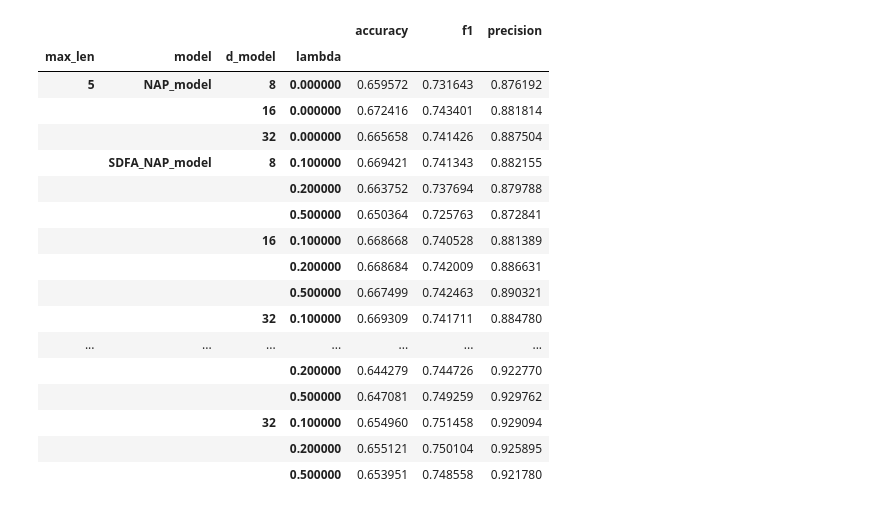
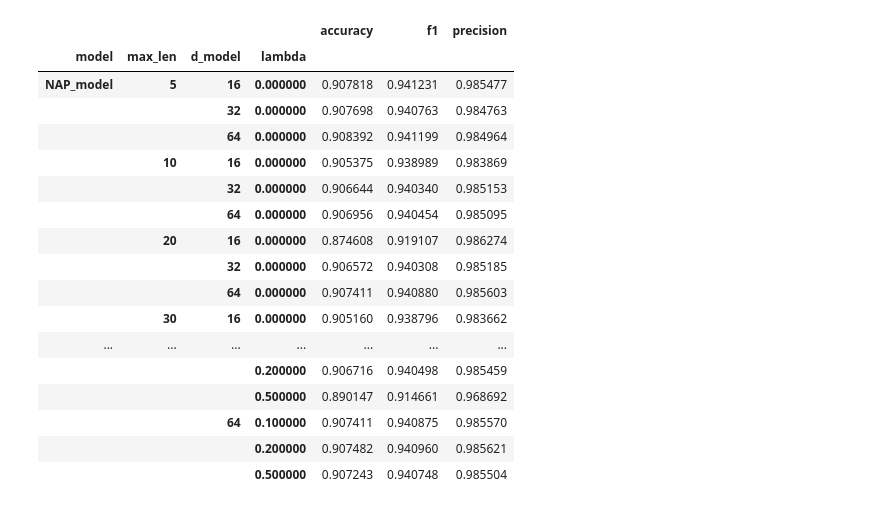
Before and after one commit to JohannesDeSmedt/differentiable-er, a Jupyter notebook: analyse_results.ipynb, the cells around one changed output. Cells and saved outputs as stored; diff of their text form; code cells hidden in the pictures.

```diff
--- a/analyse_results.ipynb
+++ b/analyse_results.ipynb
@@ -67,31 +306,35 @@ styled_table
 # %%
 import pandas as pd
 import numpy as np
 
-df = pd.read_csv('results_nap_prediction_new.csv')
+df = pd.read_csv('results_nap_prediction_BPI20RequestForPayment.csv')
+# df = df[df['d_model']<64]
+df = df[df['d_model']>9]
+# df = df[df['d_model']<64]
+# df = df[df['max_len']>9]
 pivot_table = pd.pivot_table(df,
                              values=['f1', 'precision', 'accuracy'],
 
-                             index=['max_len', 'model',  'd_model', 'lambda'],
+                             index=['model', 'max_len', 'd_model', 'lambda'],
                              aggfunc=np.mean)
-styled_table = pivot_table.style.background_gradient(cmap='Greens')
+styled_table = pivot_table.style.background_gradient(cmap='Blues').apply(underline_max, axis=0)
 styled_table
 # %% [output]
 |  |  |  |  | accuracy | f1 | precision |
-| max_len | model | d_model | lambda |  |  |  |
-| 5 | NAP_model | 8 | 0.000000 | 0.659572 | 0.731643 | 0.876192 |
-|  |  | 16 | 0.000000 | 0.672416 | 0.743401 | 0.881814 |
-|  |  | 32 | 0.000000 | 0.665658 | 0.741426 | 0.887504 |
-|  | SDFA_NAP_model | 8 | 0.100000 | 0.669421 | 0.741343 | 0.882155 |
-|  |  |  | 0.200000 | 0.663752 | 0.737694 | 0.879788 |
-|  |  |  | 0.500000 | 0.650364 | 0.725763 | 0.872841 |
-|  |  | 16 | 0.100000 | 0.668668 | 0.740528 | 0.881389 |
-|  |  |  | 0.200000 | 0.668684 | 0.742009 | 0.886631 |
-|  |  |  | 0.500000 | 0.667499 | 0.742463 | 0.890321 |
-|  |  | 32 | 0.100000 | 0.669309 | 0.741711 | 0.884780 |
+| model | max_len | d_model | lambda |  |  |  |
+| NAP_model | 5 | 16 | 0.000000 | 0.907818 | 0.941231 | 0.985477 |
+|  |  | 32 | 0.000000 | 0.907698 | 0.940763 | 0.984763 |
+|  |  | 64 | 0.000000 | 0.908392 | 0.941199 | 0.984964 |
+|  | 10 | 16 | 0.000000 | 0.905375 | 0.938989 | 0.983869 |
+|  |  | 32 | 0.000000 | 0.906644 | 0.940340 | 0.985153 |
+|  |  | 64 | 0.000000 | 0.906956 | 0.940454 | 0.985095 |
+|  | 20 | 16 | 0.000000 | 0.874608 | 0.919107 | 0.986274 |
+|  |  | 32 | 0.000000 | 0.906572 | 0.940308 | 0.985185 |
+|  |  | 64 | 0.000000 | 0.907411 | 0.940880 | 0.985603 |
+|  | 30 | 16 | 0.000000 | 0.905160 | 0.938796 | 0.983662 |
 | ... | ... | ... | ... | ... | ... | ... |
-|  |  |  | 0.200000 | 0.644279 | 0.744726 | 0.922770 |
-|  |  |  | 0.500000 | 0.647081 | 0.749259 | 0.929762 |
-|  |  | 32 | 0.100000 | 0.654960 | 0.751458 | 0.929094 |
-|  |  |  | 0.200000 | 0.655121 | 0.750104 | 0.925895 |
-|  |  |  | 0.500000 | 0.653951 | 0.748558 | 0.921780 |
+|  |  |  | 0.200000 | 0.906716 | 0.940498 | 0.985459 |
+|  |  |  | 0.500000 | 0.890147 | 0.914661 | 0.968692 |
+|  |  | 64 | 0.100000 | 0.907411 | 0.940875 | 0.985570 |
+|  |  |  | 0.200000 | 0.907482 | 0.940960 | 0.985621 |
+|  |  |  | 0.500000 | 0.907243 | 0.940748 | 0.985504 |
```
Also changed, not shown: parts of 17 cells of this notebook, 23 other files.
